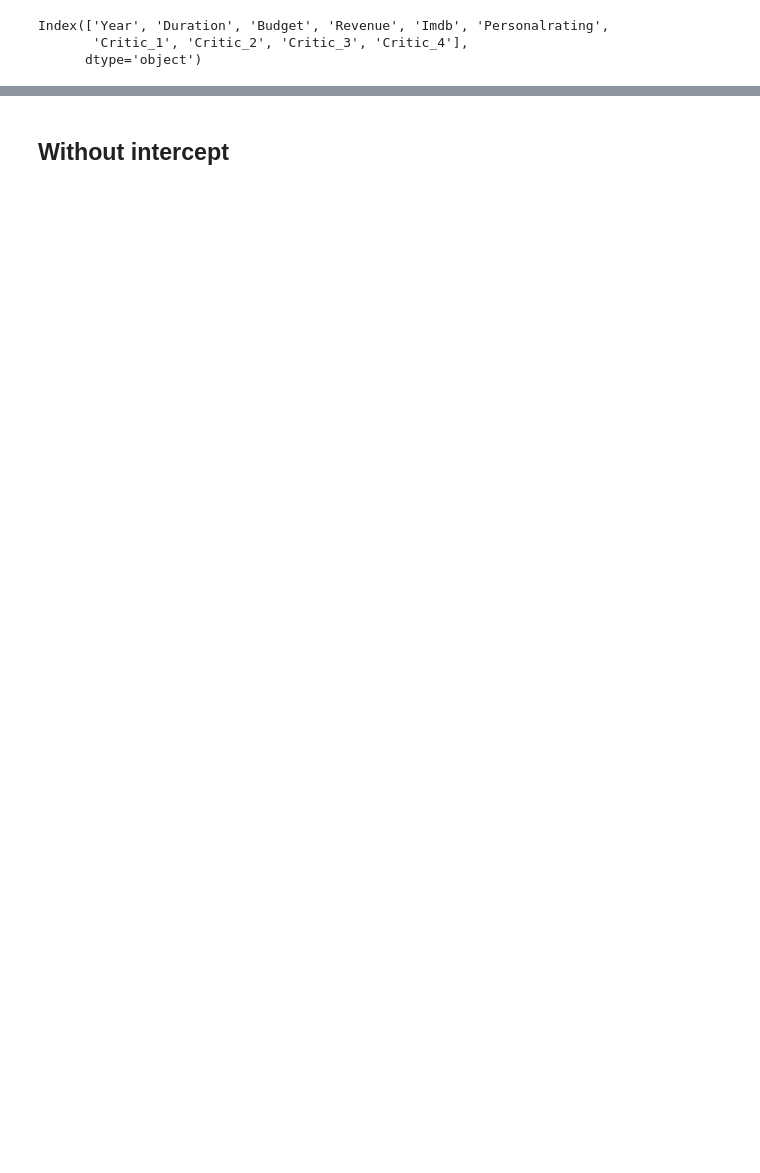
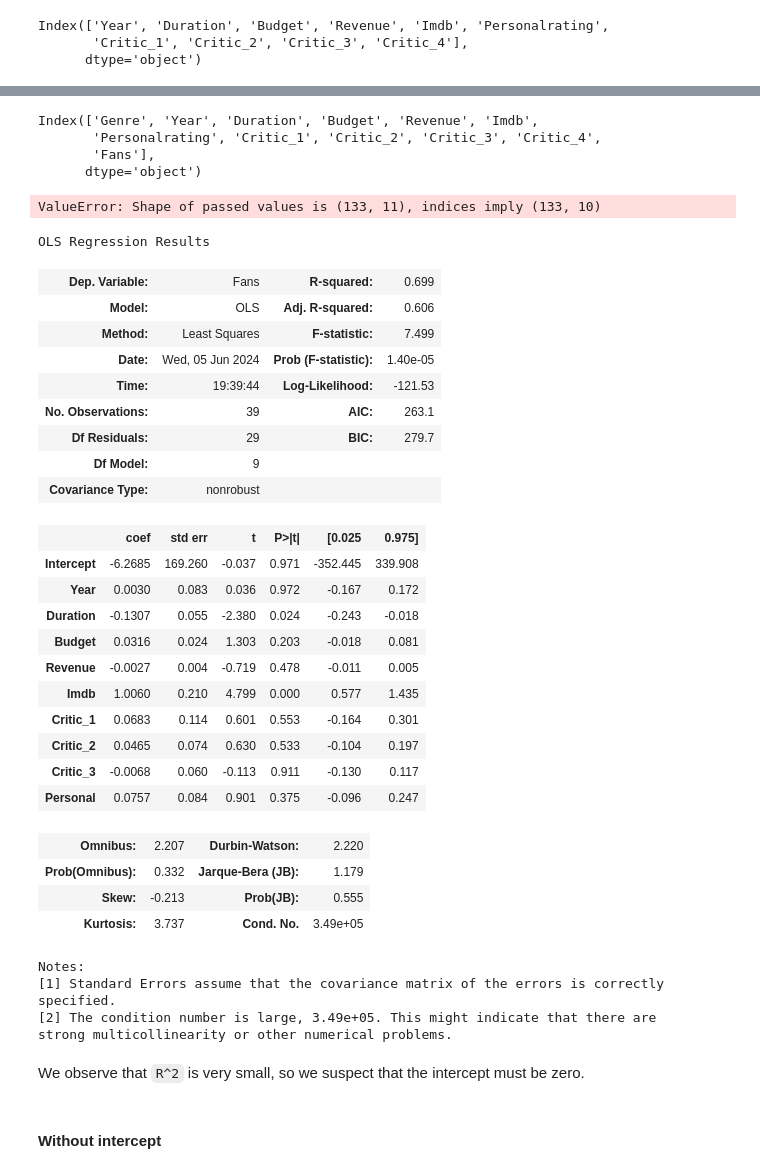
Before and after one commit to Alaninja1209/Did-you-like-the-movie-, a Jupyter notebook: Movie_MLRegression.ipynb, the cells around one changed output, grey strips where cells are left out. Cells and saved outputs as stored; diff of their text form; code cells hidden in the pictures; blank space fills up the shorter version.

```diff
--- a/Movie_MultipleLinearRegression.ipynb
+++ b/Movie_MLRegression.ipynb
@@ -210,2 +187,57 @@ strong multicollinearity or other numerical problems.
+# %%
+movies.columns
+# %% [output]
+Index(['Genre', 'Year', 'Duration', 'Budget', 'Revenue', 'Imdb',
+       'Personalrating', 'Critic_1', 'Critic_2', 'Critic_3', 'Critic_4',
+       'Fans'],
+      dtype='object')
+# %%
+# Model fitting using a formula
+# ==============================================================================
+
+#data_train = pd.DataFrame(
+#                   np.hstack((X_train, y_train)),
+#                   columns=['tv', 'radio', 'newspaper', 'sales']
+#              )
+movies_train = pd.DataFrame(np.hstack((X_train, y_train)),columns=['Year', 'Duration', 'Budget', 'Revenue', 'Imdb', 'Critic_1', 'Critic_2',
+       'Critic_3', 'Personalrating','Fans'])
+# %% [output]
+ValueError: Shape of passed values is (133, 11), indices imply (133, 10)
+# %%
+modelf = smf.ols(formula = 'Fans ~ Year + Duration + Budget + Revenue + Imdb + Critic_1 + Critic_2 + Critic_3 + Personal', data = movies_train)
+modelf = modelf.fit()
+modelf.summary()
+# %% [output]
+OLS Regression Results
+| Dep. Variable: | Fans | R-squared: | 0.699 |
+| Model: | OLS | Adj. R-squared: | 0.606 |
+| Method: | Least Squares | F-statistic: | 7.499 |
+| Date: | Wed, 05 Jun 2024 | Prob (F-statistic): | 1.40e-05 |
+| Time: | 19:39:44 | Log-Likelihood: | -121.53 |
+| No. Observations: | 39 | AIC: | 263.1 |
+| Df Residuals: | 29 | BIC: | 279.7 |
+| Df Model: | 9 |  |  |
+| Covariance Type: | nonrobust |  |  |
+|  | coef | std err | t | P>|t| | [0.025 | 0.975] |
+| Intercept | -6.2685 | 169.260 | -0.037 | 0.971 | -352.445 | 339.908 |
+| Year | 0.0030 | 0.083 | 0.036 | 0.972 | -0.167 | 0.172 |
+| Duration | -0.1307 | 0.055 | -2.380 | 0.024 | -0.243 | -0.018 |
+| Budget | 0.0316 | 0.024 | 1.303 | 0.203 | -0.018 | 0.081 |
+| Revenue | -0.0027 | 0.004 | -0.719 | 0.478 | -0.011 | 0.005 |
+| Imdb | 1.0060 | 0.210 | 4.799 | 0.000 | 0.577 | 1.435 |
+| Critic_1 | 0.0683 | 0.114 | 0.601 | 0.553 | -0.164 | 0.301 |
+| Critic_2 | 0.0465 | 0.074 | 0.630 | 0.533 | -0.104 | 0.197 |
+| Critic_3 | -0.0068 | 0.060 | -0.113 | 0.911 | -0.130 | 0.117 |
+| Personal | 0.0757 | 0.084 | 0.901 | 0.375 | -0.096 | 0.247 |
+| Omnibus: | 2.207 | Durbin-Watson: | 2.220 |
+| Prob(Omnibus): | 0.332 | Jarque-Bera (JB): | 1.179 |
+| Skew: | -0.213 | Prob(JB): | 0.555 |
+| Kurtosis: | 3.737 | Cond. No. | 3.49e+05 |
+Notes:
+[1] Standard Errors assume that the covariance matrix of the errors is correctly specified.
+[2] The condition number is large, 3.49e+05. This might indicate that there are
+strong multicollinearity or other numerical problems.
+# %% [markdown]
+We observe that `R^2` is very small, so we suspect that the intercept must be zero.
 # %% [markdown]
-## Without intercept
+#### Without intercept
```
Also changed, not shown: parts of 58 cells of this notebook, 1 other file.
